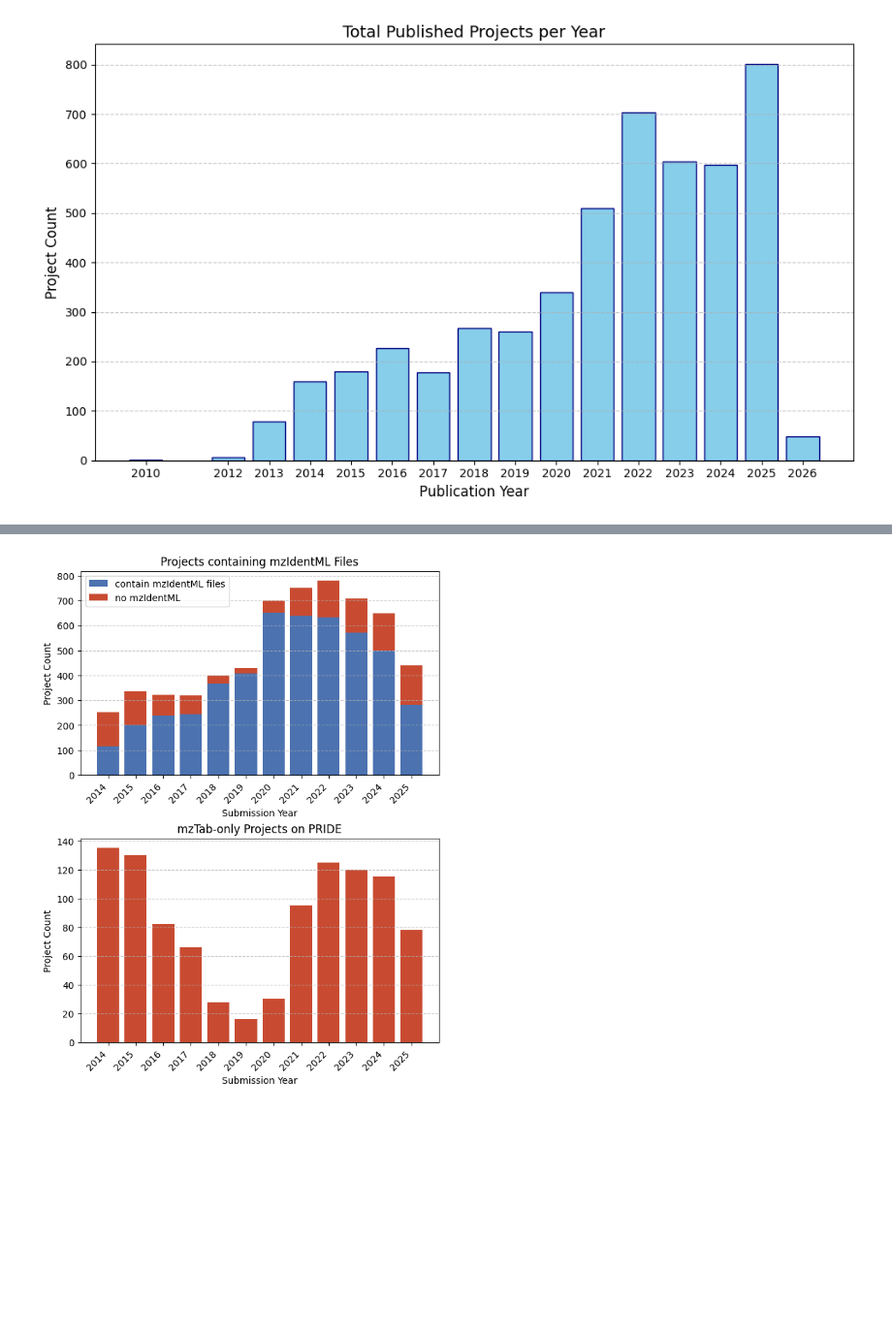
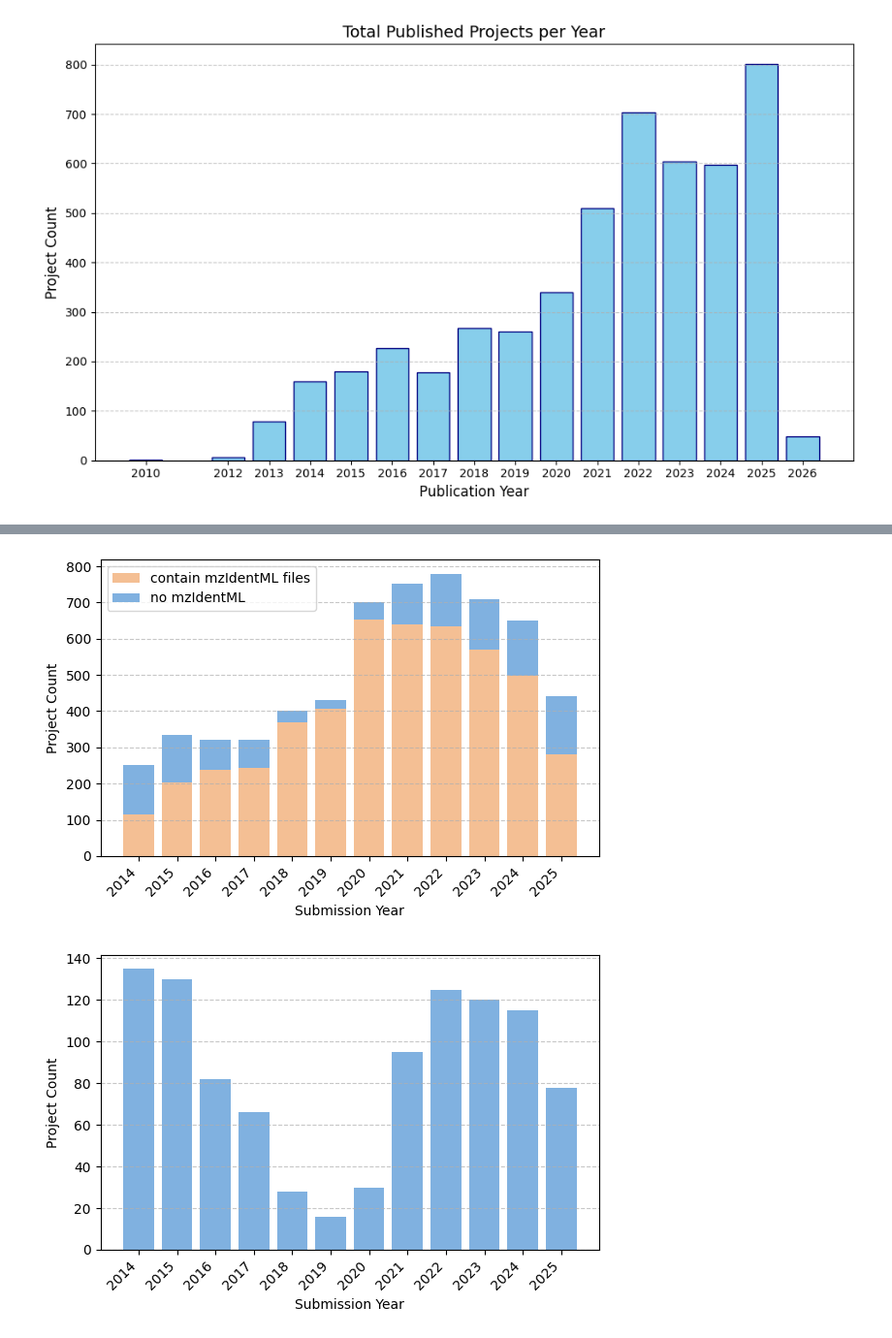
Before and after one commit to usiGrabber/usiGrabber, a Jupyter notebook: experimental/data_overview.ipynb, the cells around one changed output, grey strips where cells are left out. Shown at 97% size. Saved outputs shown, nothing was run; the diff lists cells and outputs as text; code cells hidden in the pictures; blank space fills up the shorter version.

```diff
--- a/experimental/data_overview.ipynb
+++ b/experimental/data_overview.ipynb
@@ -288,4 +308,12 @@ psms_per_year
 | 2 | 2023.0 | 63503262 |
 | 1 | 2024.0 | 24919265 |
 | 0 | 2025.0 | 11161672 |
+# %%
+colors = {
+    "primary": "#ea802a80",  # orange
+    "secondary": "#0265c280",  # skyblue
+    "tertiary": "#00a26b80",  # blueish green
+    # "quaternary": "#fcd600",  # yellow
+    "quaternary": "#a8a8a880",  # grey
+}
 # %%
@@ -751,40 +795,50 @@ plt.show()
 # %%
-fig, (ax2, ax4) = plt.subplots(2, 1, figsize=(6, 8), layout="constrained")
+# fig, (ax2, ax4) = plt.subplots(2, 1, figsize=(6, 8), layout="constrained")
+fig = plt.figure(figsize=(6, 4))
+ax2 = fig.add_subplot(111)
 
 # === projects with mzID files ===
 # # Plot the first set of bars (the bottom layer)
-ax2.bar(mzid_projects['year'], mzid_projects['with_files'], label='contain mzIdentML files', color='#4C72B0')
+ax2.bar(mzid_projects['year'], mzid_projects['with_files'], label='contain mzIdentML files', color=colors["primary"])
 
 # # Plot the second set of bars on top of the first (using the 'bottom' parameter)
-ax2.bar(mzid_projects['year'], mzid_projects['with_zero_files'], bottom=mzid_projects['with_files'], label='no mzIdentML', color=colors["negative"])
+ax2.bar(mzid_projects['year'], mzid_projects['with_zero_files'], bottom=mzid_projects['with_files'], label='no mzIdentML', color=colors["secondary"])
 
 # # Add titles, labels, and formatting
-ax2.set_title('Projects containing mzIdentML Files')
+# ax2.set_title('(a) Projects containing mzIdentML Files')
 ax2.set_xlabel('Submission Year')
 ax2.set_ylabel('Project Count')
 
 # # Ensure all years are shown as x-ticks and rotate for readability
 ax2.set_xticks(mzid_projects['year'])
 ax2.set_xticklabels(mzid_projects['year'], rotation=45, ha='right')
 
 # # Add legend and horizontal grid lines
 ax2.legend()
 ax2.grid(axis='y', linestyle='--', alpha=0.7)
 
+plt.tight_layout()
+plt.savefig("mzid.pdf", bbox_inches='tight', format="pdf")
+
 # === mzTab-only projects per year ===
+fig = plt.figure(figsize=(6, 4))
+ax4 = fig.add_subplot(111)
+
 # plot histogram of years
 year_counts = mztab_only["year"].value_counts().sort_index()
 
-ax4.bar(year_counts.index, year_counts.values, color=colors["negative"])
-ax4.set_title("mzTab-only Projects on PRIDE")
+ax4.bar(year_counts.index, year_counts.values, color=colors["secondary"])
+# ax4.set_title("(b) mzTab-only Projects on PRIDE")
 ax4.set_xlabel("Submission Year")
 ax4.set_ylabel("Project Count")
 ax4.set_xticks(year_counts.index)
 ax4.set_xticklabels(year_counts.index, rotation=45, ha='right')
 ax4.grid(axis="y", linestyle="--", alpha=0.7)
 
 # ===
-# fig.tight_layout()
+fig.tight_layout()
+plt.savefig("mztab.pdf", bbox_inches='tight', format="pdf")
 plt.show()
 # %% [output]
-[figure, old version]
+[figure, new version]
+[figure, added]
```
Also changed, not shown: parts of 8 cells of this notebook.
